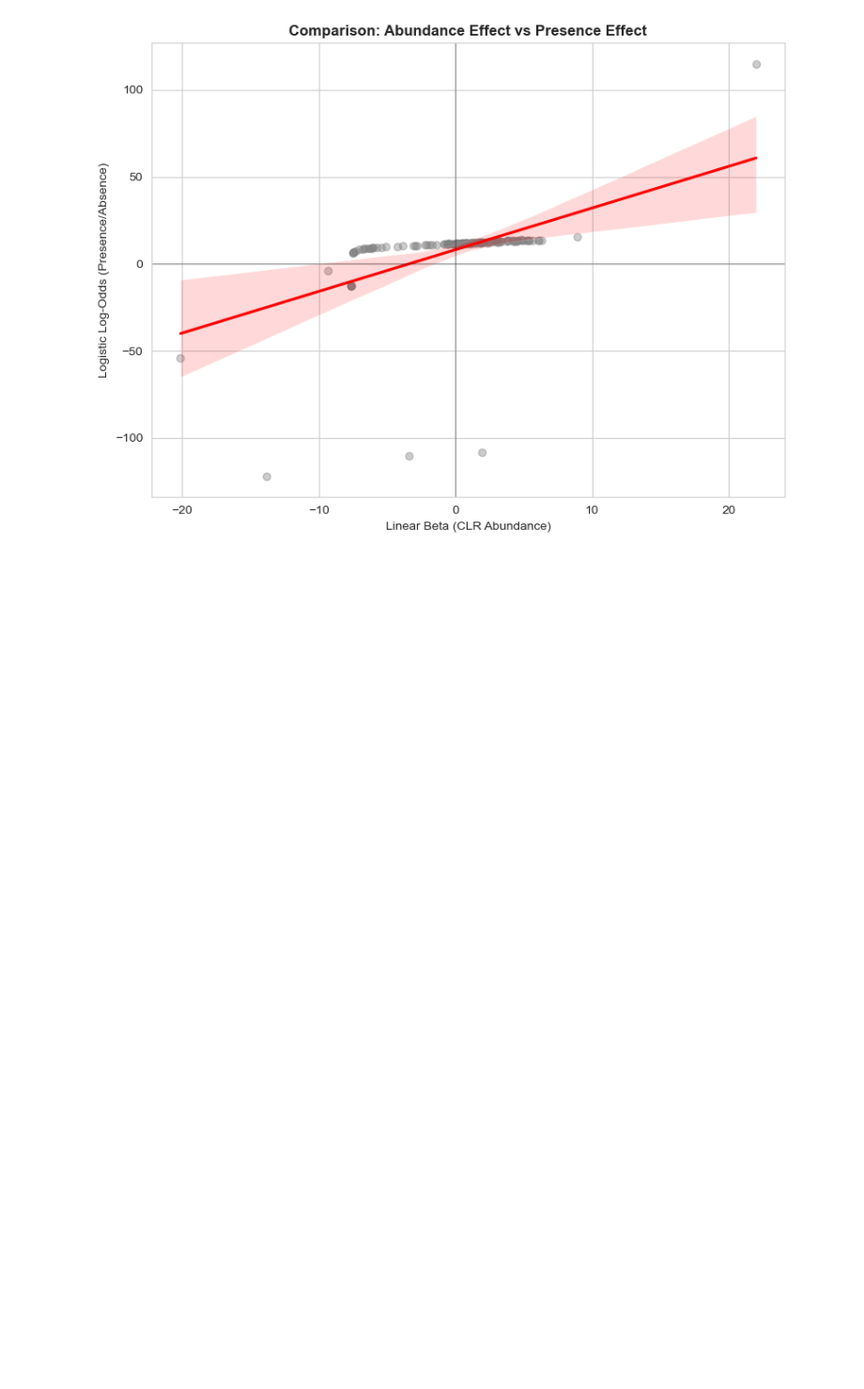
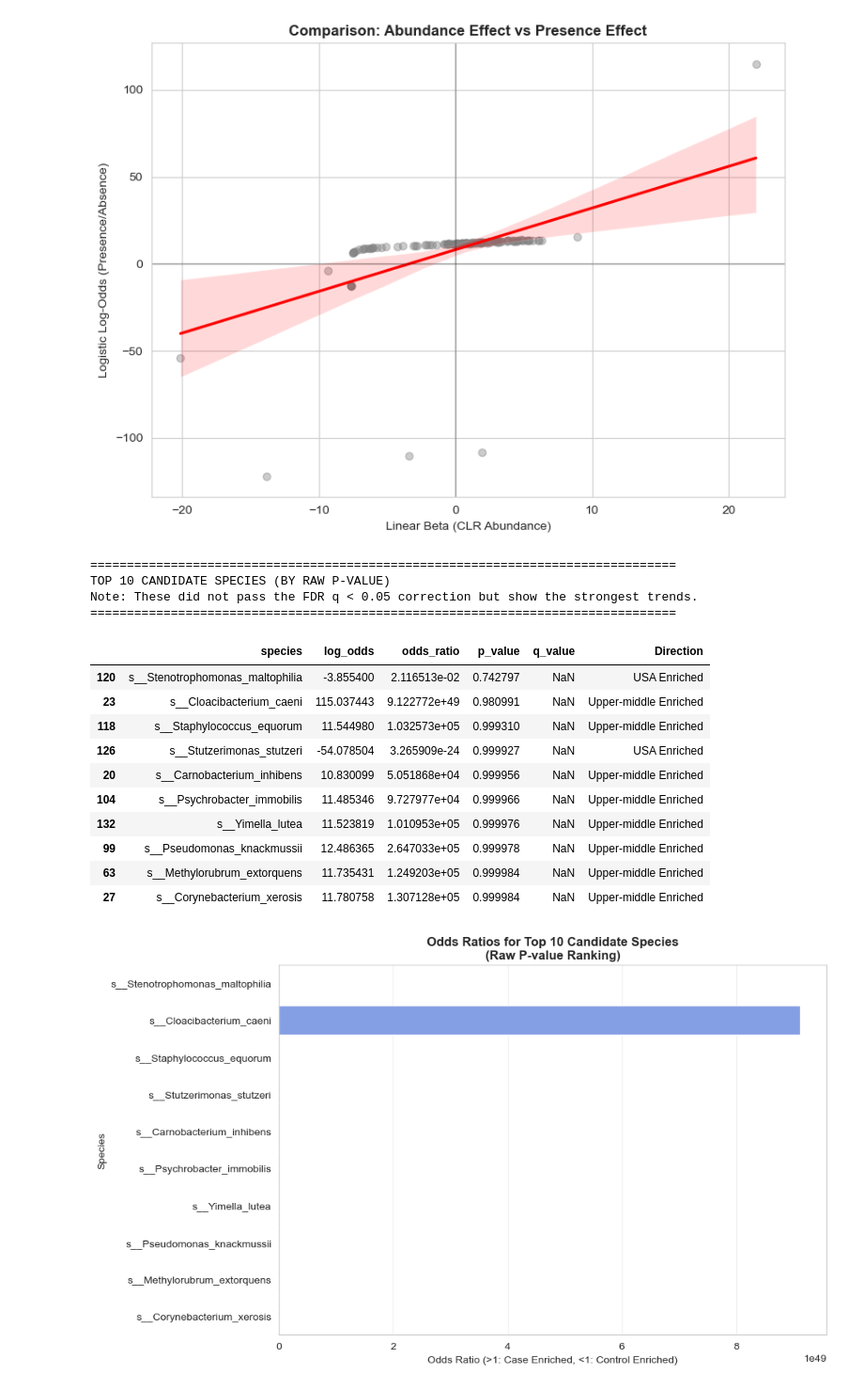
Before and after one commit to AnnGur/metagenomics_hw_2, a Jupyter notebook: urban_microbiome_research_v2_taxa_LR.ipynb, the cells around one changed output. Shown at 94% size. Cells and saved outputs as stored; diff of their text form; code cells hidden in the pictures; blank space fills up the shorter version.

```diff
--- a/urban_microbiome_research_v2_taxa_LR.ipynb
+++ b/urban_microbiome_research_v2_taxa_LR.ipynb
@@ -2438,3 +2438,43 @@ posx and posy should be finite values
 ✓ Analysis complete. Found 0 significant species.
 [figure]
 [figure]
+# %%
+# 1. Identify species with the lowest raw p-values
+top_p_species = log_df.sort_values('p_value').head(10).copy()
+
+# Add a column for interpretation
+top_p_species['Direction'] = top_p_species['log_odds'].apply(lambda x: 'Upper-middle Enriched' if x > 0 else 'USA Enriched')
+
+print("="*80)
+print("TOP 10 CANDIDATE SPECIES (BY RAW P-VALUE)")
+print("Note: These did not pass the FDR q < 0.05 correction but show the strongest trends.")
+print("="*80)
+display(top_p_species[['species', 'log_odds', 'odds_ratio', 'p_value', 'q_value', 'Direction']])
+
+# 2. Visualize Odds Ratios for these candidates
+plt.figure(figsize=(10, 6))
+sns.barplot(data=top_p_species, x='odds_ratio', y='species', palette='coolwarm')
+plt.axvline(1, color='black', linestyle='--', alpha=0.7)
+plt.title('Odds Ratios for Top 10 Candidate Species\n(Raw P-value Ranking)', fontweight='bold')
+plt.xlabel('Odds Ratio (>1: Case Enriched, <1: Control Enriched)')
+plt.ylabel('Species')
+plt.grid(axis='x', alpha=0.3)
+plt.tight_layout()
+plt.show()
+# %% [output]
+================================================================================
+TOP 10 CANDIDATE SPECIES (BY RAW P-VALUE)
+Note: These did not pass the FDR q < 0.05 correction but show the strongest trends.
+================================================================================
+|  | species | log_odds | odds_ratio | p_value | q_value | Direction |
+| 120 | s__Stenotrophomonas_maltophilia | -3.855400 | 2.116513e-02 | 0.742797 | NaN | USA Enriched |
+| 23 | s__Cloacibacterium_caeni | 115.037443 | 9.122772e+49 | 0.980991 | NaN | Upper-middle Enriched |
+| 118 | s__Staphylococcus_equorum | 11.544980 | 1.032573e+05 | 0.999310 | NaN | Upper-middle Enriched |
+| 126 | s__Stutzerimonas_stutzeri | -54.078504 | 3.265909e-24 | 0.999927 | NaN | USA Enriched |
+| 20 | s__Carnobacterium_inhibens | 10.830099 | 5.051868e+04 | 0.999956 | NaN | Upper-middle Enriched |
+| 104 | s__Psychrobacter_immobilis | 11.485346 | 9.727977e+04 | 0.999966 | NaN | Upper-middle Enriched |
+| 132 | s__Yimella_lutea | 11.523819 | 1.010953e+05 | 0.999976 | NaN | Upper-middle Enriched |
+| 99 | s__Pseudomonas_knackmussii | 12.486365 | 2.647033e+05 | 0.999978 | NaN | Upper-middle Enriched |
+| 63 | s__Methylorubrum_extorquens | 11.735431 | 1.249203e+05 | 0.999984 | NaN | Upper-middle Enriched |
+| 27 | s__Corynebacterium_xerosis | 11.780758 | 1.307128e+05 | 0.999984 | NaN | Upper-middle Enriched |
+[figure, added]
```
Also changed, not shown: 14 other files.
